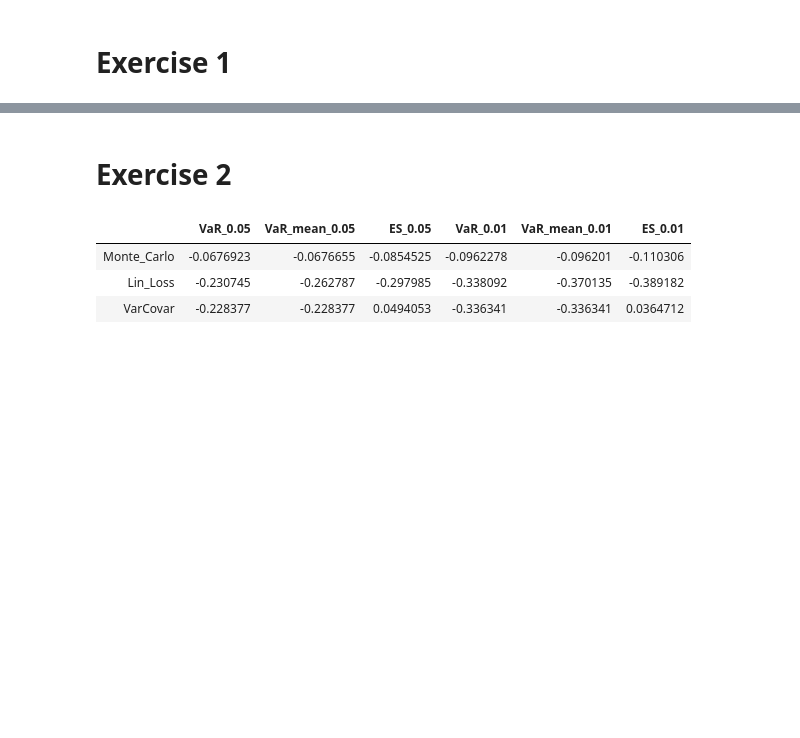
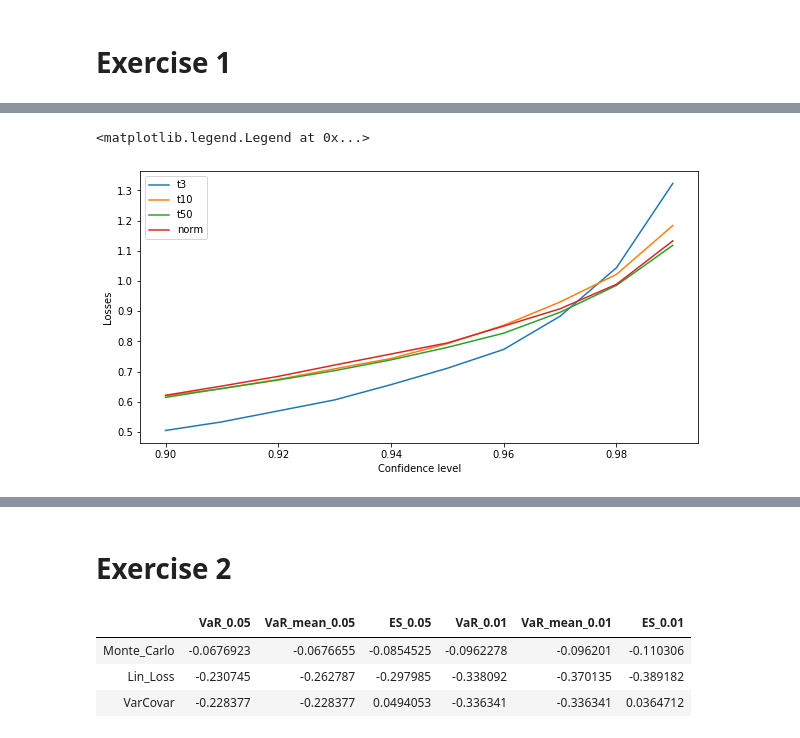
Before and after one commit to AntB95/QRM, a Jupyter notebook: TD 2/Assignment_2.ipynb, the cells around one changed output, grey strips where cells are left out. Drawn from its saved outputs; the diff is of its cells as text; code cells hidden in the pictures; blank space fills up the shorter version.

```diff
--- a/TD 2/Assignment_2.ipynb
+++ b/TD 2/Assignment_2.ipynb
@@ -94,0 +96,10 @@ df_VaR
+# %%
+#Plot VaR
+plt.figure(figsize = (10,5))
+plt.plot(df2.quantile(alpha))
+plt.xlabel('Confidence level')
+plt.ylabel('Losses')
+plt.legend(df2.columns)
+# %% [output]
+<matplotlib.legend.Legend at 0x...>
+[figure, added]
```
Also changed, not shown: parts of 9 cells of this notebook, 2 other files.
